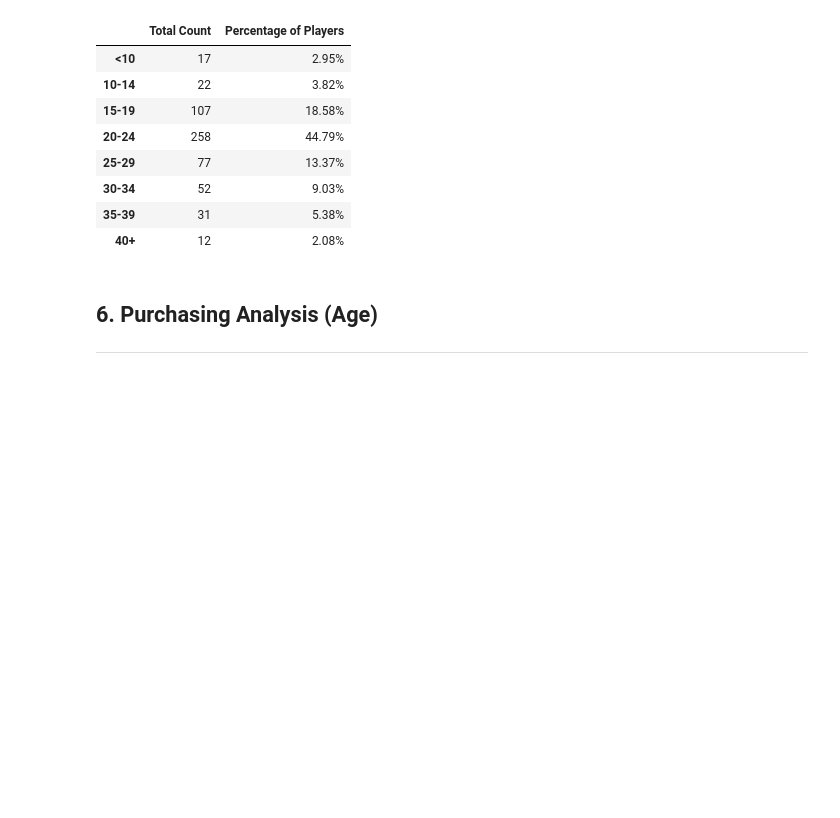
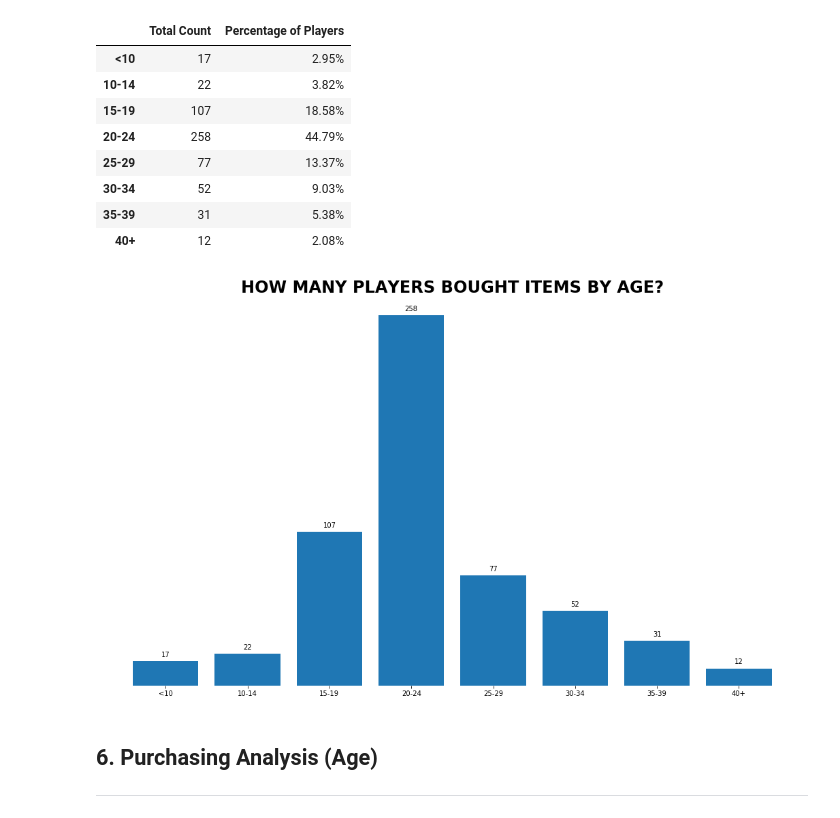
Before and after one commit to cbourdeau/Gaming-Sales-Analysis, a Jupyter notebook: HeroesOfPymoli_Analysis.ipynb, the cells around one changed output. Cells and saved outputs as stored; diff of their text form; code cells hidden in the pictures; blank space fills up the shorter version.

```diff
--- a/HeroesOfPymoli_Analysis.ipynb
+++ b/HeroesOfPymoli_Analysis.ipynb
@@ -188,13 +214,13 @@ purch_analysis_gender_df.style.format({
 ---
 # %%
 # Setup bins and labels for grouping age ranges
-bin = [0,10,15,20,25,30,35,40, float('inf')]
-label = ['<10', '10-14', '15-19', '20-24', '25-29', '30-34', '35-39', '40+']
+bins = [0,10,15,20,25,30,35,40, float('inf')]
+age_range_labels = ['<10', '10-14', '15-19', '20-24', '25-29', '30-34', '35-39', '40+']
 
 # Create a series of binned ages
 total_count_bins = pd.cut(player_demographics_df['Age']
-                          ,bins=bin
-                          ,labels=label
+                          ,bins=bins
+                          ,labels=age_range_labels
                           ,right=False
                           ) \
                           .value_counts()
@@ -219,6 +245,40 @@ age_demo_df.style.format({'Percentage of Players' : '{:.2%}'})
 | 30-34 | 52 | 9.03% |
 | 35-39 | 31 | 5.38% |
 | 40+ | 12 | 2.08% |
+# %%
+# Visualize Age Analysis
+fig, ax = plt.subplots()
+
+fig.set_size_inches(18.5, 10.5, forward=True)
+
+# Plot bars
+ax.bar(age_demo_df.index, height=age_demo_df['Total Count'], color='tab:blue')
+
+# Set labels
+# ax.set_xlabel(xlabel='GENDER', size=12) # Add x-axis label
+# ax.set_ylabel(ylabel='# OF PLAYERS', size=12) # Add y-axis label
+ax.set_title("HOW MANY PLAYERS BOUGHT ITEMS BY AGE?", size=24, weight='bold')  # Add a title to the axes.
+
+# Clean up graph
+ax.set_frame_on(False) # Remove frames to reduce ink
+ax.get_yaxis().set_visible(False)
+
+# Label the bars with their corresponding values
+rects = ax.patches
+labels = list(age_demo_df['Total Count'])
+
+for rect, label in zip(rects, labels):
+    height = rect.get_height()
+    ax.text(rect.get_x() + rect.get_width() / 2, height + 2, label, ha='center', va='bottom')
+
+
+# Display bar graph
+plt.show()
+
+# Exprt chart to an image
+fig.savefig('images/fig2_age_analysis.png')
+# %% [output]
+[figure, added]
 # %% [markdown]
 ## 6. Purchasing Analysis (Age)
 ---
```
Also changed, not shown: parts of 11 cells of this notebook, 7 other files.
